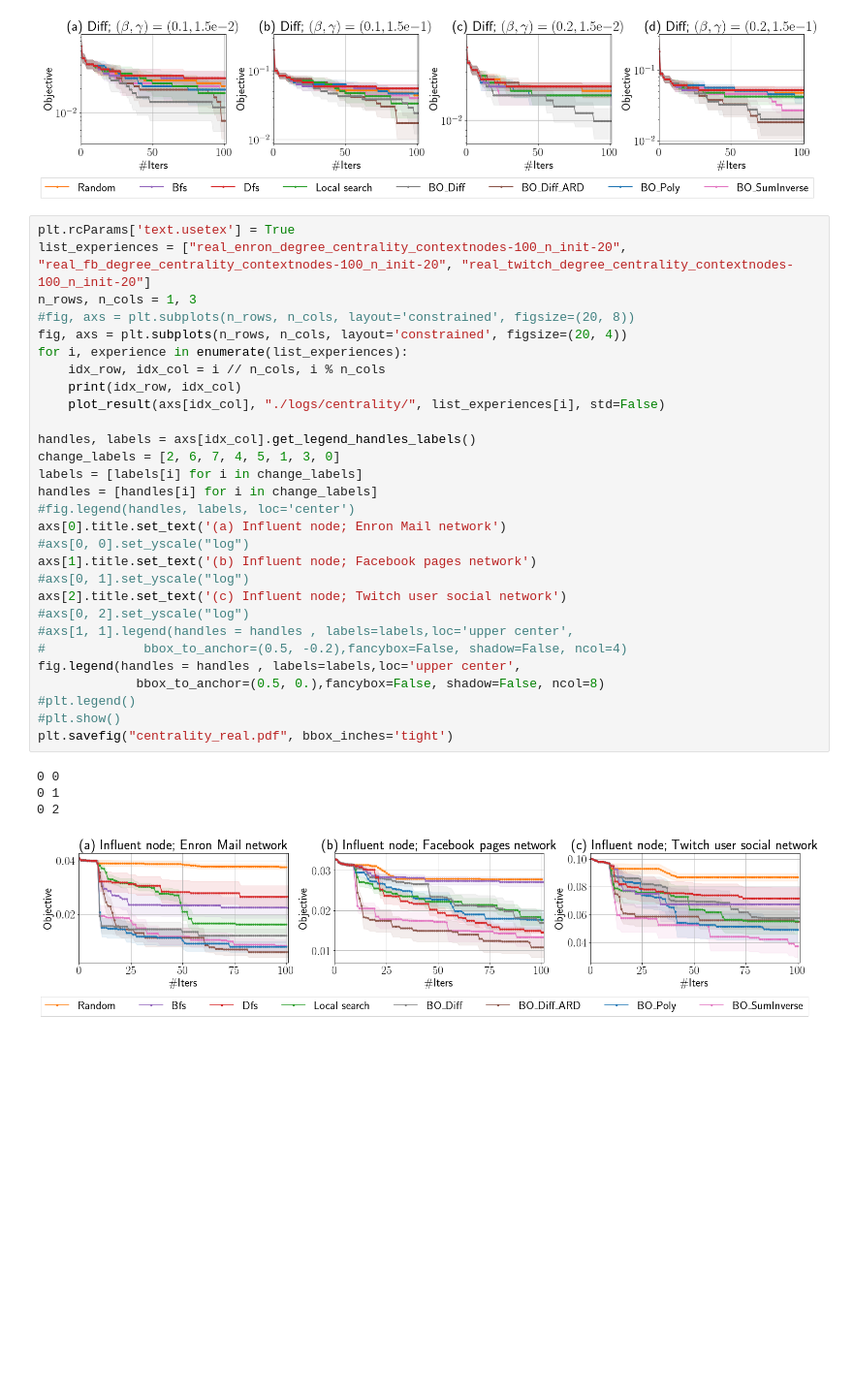
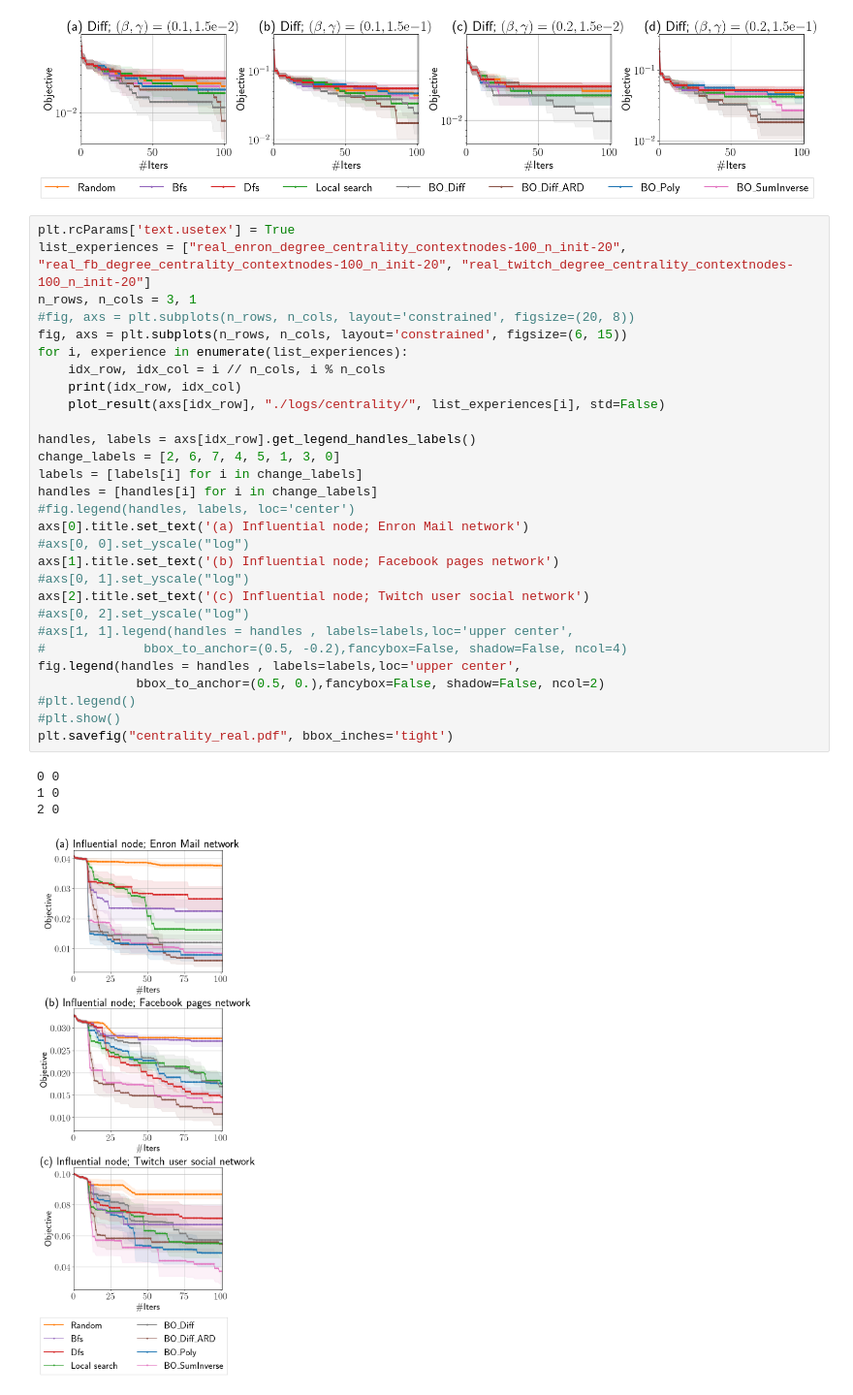
Before and after one commit to xingchenwan/bo-on-graph, a Jupyter notebook: notebooks/plot_results.ipynb, the cells around one changed output. Shown at 97% size. Saved outputs shown, nothing was run; the diff lists cells and outputs as text; blank space fills up the shorter version.

```diff
--- a/notebooks/plot_results.ipynb
+++ b/notebooks/plot_results.ipynb
@@ -476,34 +476,34 @@ plt.savefig("diffreal_row.pdf", bbox_inches='tight')
 # %%
 plt.rcParams['text.usetex'] = True
 list_experiences = ["real_enron_degree_centrality_contextnodes-100_n_init-20", "real_fb_degree_centrality_contextnodes-100_n_init-20", "real_twitch_degree_centrality_contextnodes-100_n_init-20"]
-n_rows, n_cols = 1, 3
+n_rows, n_cols = 3, 1
 #fig, axs = plt.subplots(n_rows, n_cols, layout='constrained', figsize=(20, 8))
-fig, axs = plt.subplots(n_rows, n_cols, layout='constrained', figsize=(20, 4))
+fig, axs = plt.subplots(n_rows, n_cols, layout='constrained', figsize=(6, 15))
 for i, experience in enumerate(list_experiences):
     idx_row, idx_col = i // n_cols, i % n_cols
     print(idx_row, idx_col)
-    plot_result(axs[idx_col], "./logs/centrality/", list_experiences[i], std=False)
+    plot_result(axs[idx_row], "./logs/centrality/", list_experiences[i], std=False)
 
-handles, labels = axs[idx_col].get_legend_handles_labels()
+handles, labels = axs[idx_row].get_legend_handles_labels()
 change_labels = [2, 6, 7, 4, 5, 1, 3, 0]
 labels = [labels[i] for i in change_labels]
 handles = [handles[i] for i in change_labels]
 #fig.legend(handles, labels, loc='center')
-axs[0].title.set_text('(a) Influent node; Enron Mail network')
+axs[0].title.set_text('(a) Influential node; Enron Mail network')
 #axs[0, 0].set_yscale("log")
-axs[1].title.set_text('(b) Influent node; Facebook pages network')
+axs[1].title.set_text('(b) Influential node; Facebook pages network')
 #axs[0, 1].set_yscale("log")
-axs[2].title.set_text('(c) Influent node; Twitch user social network')
+axs[2].title.set_text('(c) Influential node; Twitch user social network')
 #axs[0, 2].set_yscale("log")
 #axs[1, 1].legend(handles = handles , labels=labels,loc='upper center',
 #             bbox_to_anchor=(0.5, -0.2),fancybox=False, shadow=False, ncol=4)
 fig.legend(handles = handles , labels=labels,loc='upper center',
-             bbox_to_anchor=(0.5, 0.),fancybox=False, shadow=False, ncol=8)
+             bbox_to_anchor=(0.5, 0.),fancybox=False, shadow=False, ncol=2)
 #plt.legend()
 #plt.show()
 plt.savefig("centrality_real.pdf", bbox_inches='tight')
 # %% [output]
 0 0
-0 1
-0 2
+1 0
+2 0
-[figure, old version]
+[figure, new version]
```
Also changed, not shown: 1 other file.
